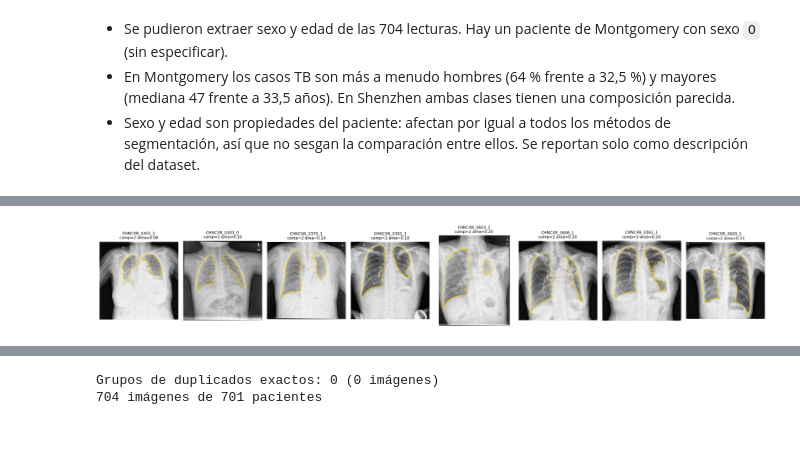
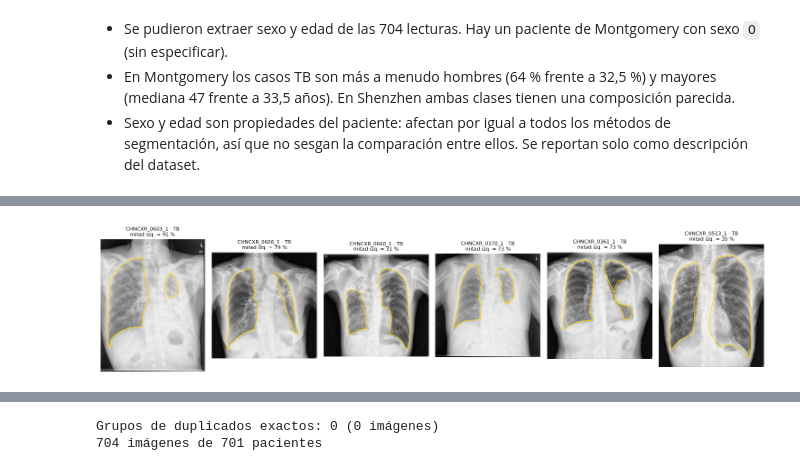
Before and after one commit to JulianCarvajal/tuberculosis-lung-segmentation, a Jupyter notebook: notebooks/01_exploration_montgomery_shenzhen.ipynb, the cells around one changed output, grey strips where cells are left out. Saved outputs shown, nothing was run; the diff lists cells and outputs as text; code cells hidden in the pictures; blank space fills up the shorter version.

```diff
--- a/notebooks/01_exploration_montgomery_shenzhen.ipynb
+++ b/notebooks/01_exploration_montgomery_shenzhen.ipynb
@@ -170,17 +161,5 @@ Algunas lecturas de Montgomery dicen *"same pt as MCUCXR_…"*: son controles de
 # %%
-links = {
-    row.image_id: re.findall(r"MCUCXR_\d{4}_\d", row.finding, re.I)
-    for row in index.itertuples() if "same pt" in row.finding.lower()
-}
-patient_id = dict(zip(index["image_id"], index["image_id"]))
-for image_id, others in links.items():
-    group = sorted([image_id, *[o.upper() for o in others]])
-    for member in group:
-        patient_id[member] = min(patient_id[member], group[0])
-# Una segunda pasada propaga cadenas (A igual a B, B igual a C)
-for image_id in patient_id:
-    patient_id[image_id] = patient_id[patient_id[image_id]]
-index["patient_id"] = index["image_id"].map(patient_id)
+index["patient_id"] = index["image_id"].map(patient_ids(index["image_id"]))
 
 repeated = index[index.duplicated("patient_id", keep=False)].sort_values("patient_id")
 print(f"Imágenes con paciente repetido: {len(repeated)} en {repeated['patient_id'].nunique()} pacientes")
@@ -497,11 +346,10 @@ mask_auc.round(2)
 # %%
-q1, q3 = index["lung_area_frac"].quantile([0.25, 0.75])
-iqr = q3 - q1
-atypical = index[
-    (index["n_components"] != 2)
-    | (index["lung_area_frac"] < q1 - 1.5 * iqr) | (index["lung_area_frac"] > q3 + 1.5 * iqr)
-    | (index["rl_ratio"] < 0.6) | (index["rl_ratio"] > 1.8)
-]
-print(f"Máscaras atípicas: {len(atypical)}")
-atypical[["image_id", "tb", "n_components", "n_specks", "lung_area_frac", "rl_ratio", "finding"]].round(3)
+N_SHOW = 6  # máscaras a revisar
+
+q1, med, q3 = index["left_share"].quantile([0.25, 0.5, 0.75])
+print(f"Pulmón en la mitad izquierda: mediana {100 * med:.0f} % (Q1-Q3: {100 * q1:.0f}-{100 * q3:.0f} %)")
+extremes = index.loc[(index["left_share"] - med).abs().nlargest(N_SHOW).index]
+extremes[["image_id", "tb", "left_share", "finding"]].assign(
+    left_share=lambda d: (100 * d["left_share"]).round(1)
+).rename(columns={"left_share": "mitad izq. %"})
 # %% [output]
@@ -522,11 +364,8 @@ Máscaras atípicas: 12
 # %%
-show = atypical.sort_values("lung_area_frac")["image_id"].tolist()[:8]
-if show:
-    fig, axes = plt.subplots(1, len(show), figsize=(2.4 * len(show), 3))
-    for ax, image_id in zip(np.atleast_1d(axes), show):
-        row = index.set_index("image_id").loc[image_id]
-        show_with_mask(ax, image_id, f"{image_id}\ncomp={row['n_components']} área={row['lung_area_frac']:.2f}")
-    plt.tight_layout()
-    plt.show()
+fig, axes = plt.subplots(1, N_SHOW, figsize=(2.5 * N_SHOW, 3.3))
+for ax, row in zip(axes, extremes.itertuples()):
+    show_with_mask(ax, row.image_id, f"{row.image_id} · {CLASS_NAMES[row.tb]}\nmitad izq. = {100 * row.left_share:.0f} %")
+plt.tight_layout()
+plt.show()
 # %% [output]
-[figure, old version]
+[figure, new version]
```
Also changed, not shown: parts of 39 cells of this notebook, 1 other file.
